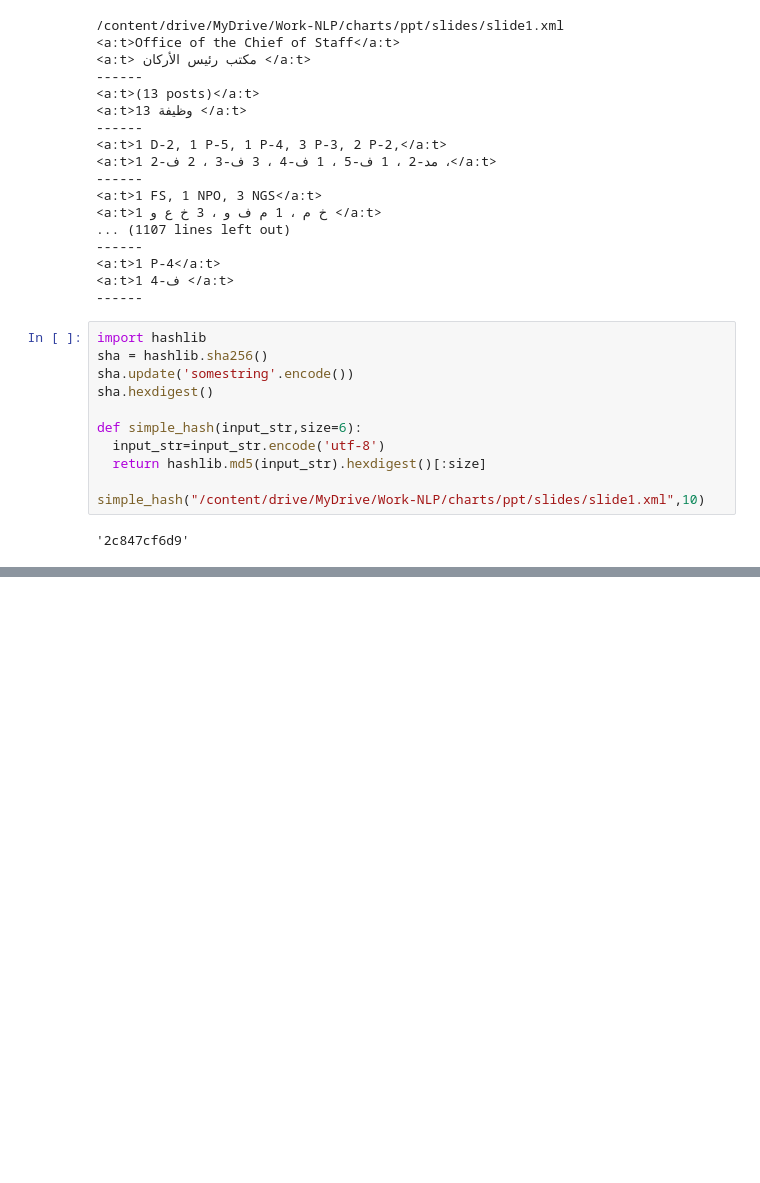
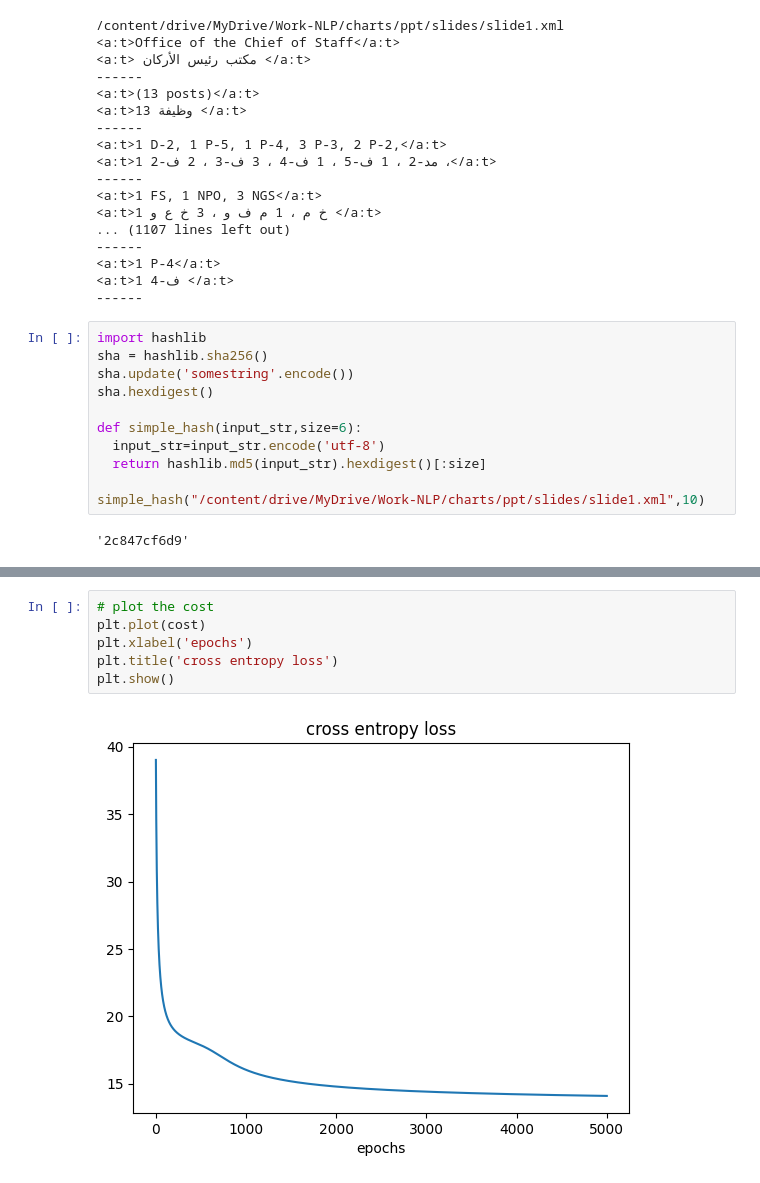
Before and after one commit to hmghaly/ai, a Jupyter notebook: ai_semantic_search.ipynb, the cells around one changed output, grey strips where cells are left out. Drawn from its saved outputs; the diff is of its cells as text; blank space fills up the shorter version.

```diff
--- a/ai_semantic_search.ipynb
+++ b/ai_semantic_search.ipynb
@@ -4475,0 +4764,8 @@ simple_hash("/content/drive/MyDrive/Work-NLP/charts/ppt/slides/slide1.xml",10)
+# %%
+# plot the cost
+plt.plot(cost)
+plt.xlabel('epochs')
+plt.title('cross entropy loss')
+plt.show()
+# %% [output]
+[figure, added]
```
Also changed, not shown: parts of 42 cells of this notebook.
